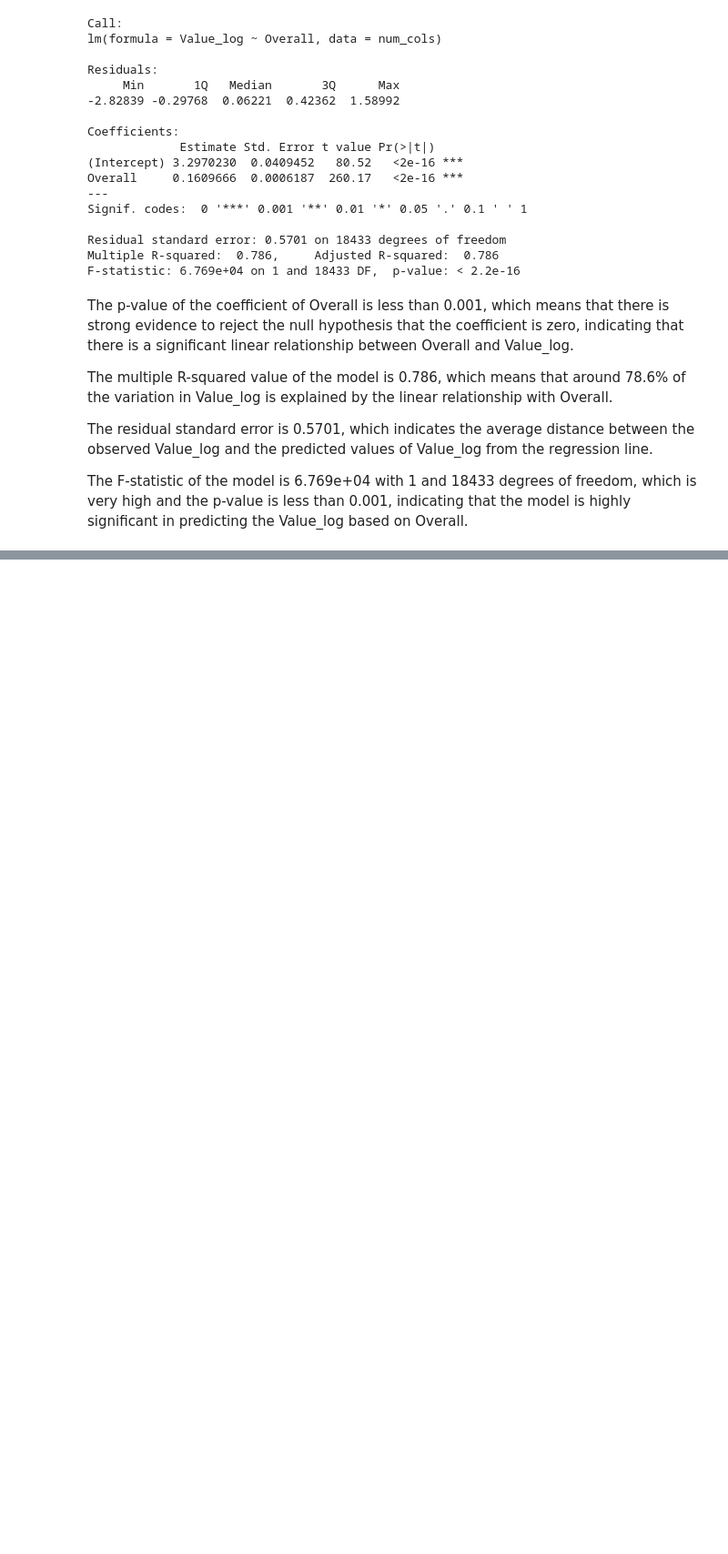
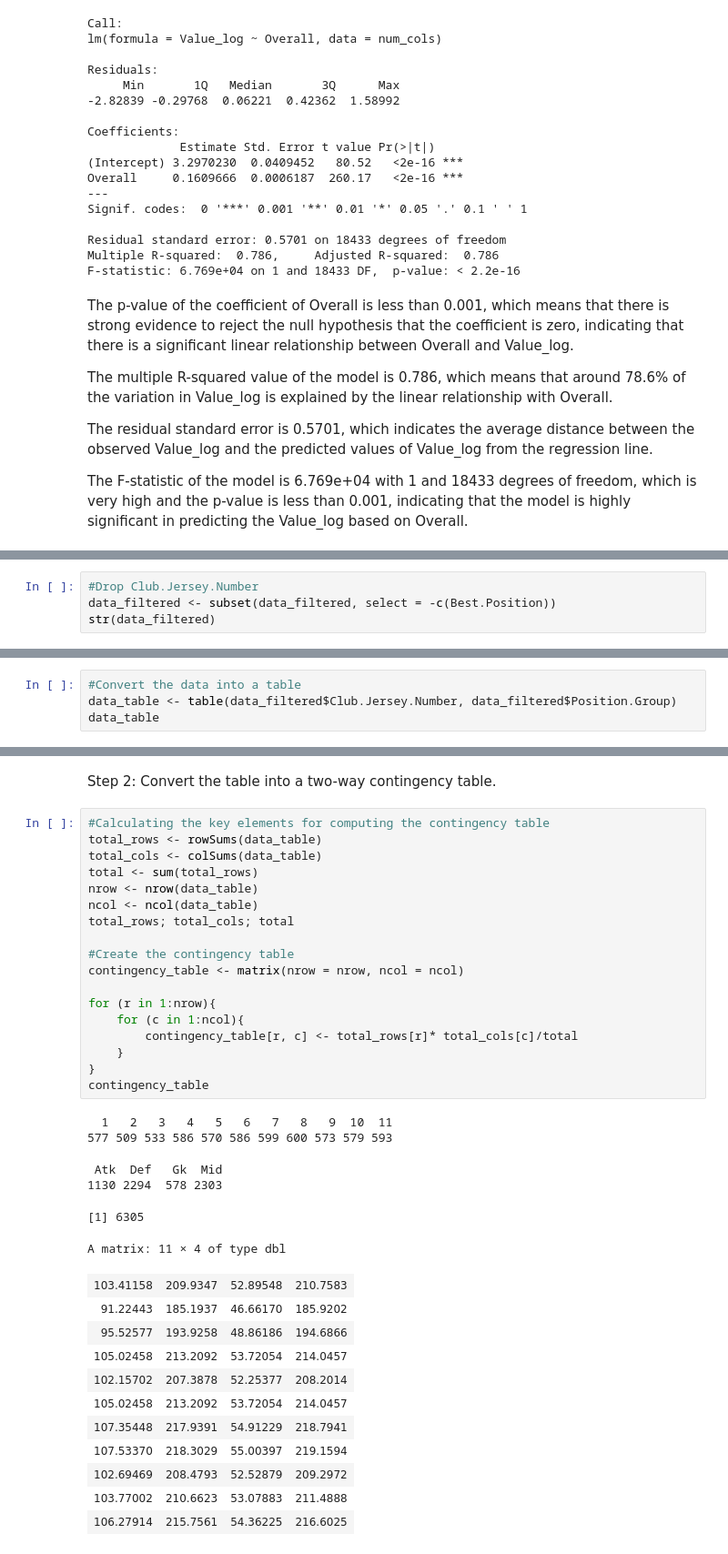
Before and after one commit to YoNG-Zaii/MH3511-FIFA-Analysis, a Jupyter notebook: Max MH3511 Report.ipynb, the cells around one changed output, grey strips where cells are left out. Shown: that part at 91% size. Drawn from its saved outputs; the diff is of its cells as text; blank space fills up the shorter version.

```diff
--- a/Max MH3511 Report.ipynb
+++ b/Max MH3511 Report.ipynb
@@ -385,0 +462,4 @@ This result is from an ANOVA test between the "Age" column and the "Value_log" c
+# %%
+#Drop Club.Jersey.Number
+data_filtered <- subset(data_filtered, select = -c(Best.Position))
+str(data_filtered)
@@ -385,0 +470,4 @@ This result is from an ANOVA test between the "Age" column and the "Value_log" c
+# %%
+#Convert the data into a table
+data_table <- table(data_filtered$Club.Jersey.Number, data_filtered$Position.Group)
+data_table
@@ -385,0 +492,38 @@ This result is from an ANOVA test between the "Age" column and the "Value_log" c
+# %% [markdown]
+Step 2: Convert the table into a two-way contingency table.
+# %%
+#Calculating the key elements for computing the contingency table
+total_rows <- rowSums(data_table)
+total_cols <- colSums(data_table)
+total <- sum(total_rows)
+nrow <- nrow(data_table)
+ncol <- ncol(data_table)
+total_rows; total_cols; total
+
+#Create the contingency table
+contingency_table <- matrix(nrow = nrow, ncol = ncol)
+
+for (r in 1:nrow){
+    for (c in 1:ncol){
+        contingency_table[r, c] <- total_rows[r]* total_cols[c]/total
+    }
+}
+contingency_table
+# %% [output]
+  1   2   3   4   5   6   7   8   9  10  11
+577 509 533 586 570 586 599 600 573 579 593
+ Atk  Def   Gk  Mid
+1130 2294  578 2303
+[1] 6305
+A matrix: 11 × 4 of type dbl
+| 103.41158 | 209.9347 | 52.89548 | 210.7583 |
+| 91.22443 | 185.1937 | 46.66170 | 185.9202 |
+| 95.52577 | 193.9258 | 48.86186 | 194.6866 |
+| 105.02458 | 213.2092 | 53.72054 | 214.0457 |
+| 102.15702 | 207.3878 | 52.25377 | 208.2014 |
+| 105.02458 | 213.2092 | 53.72054 | 214.0457 |
+| 107.35448 | 217.9391 | 54.91229 | 218.7941 |
+| 107.53370 | 218.3029 | 55.00397 | 219.1594 |
+| 102.69469 | 208.4793 | 52.52879 | 209.2972 |
+| 103.77002 | 210.6623 | 53.07883 | 211.4888 |
+| 106.27914 | 215.7561 | 54.36225 | 216.6025 |
```
Also changed, not shown: parts of 16 cells of this notebook.
